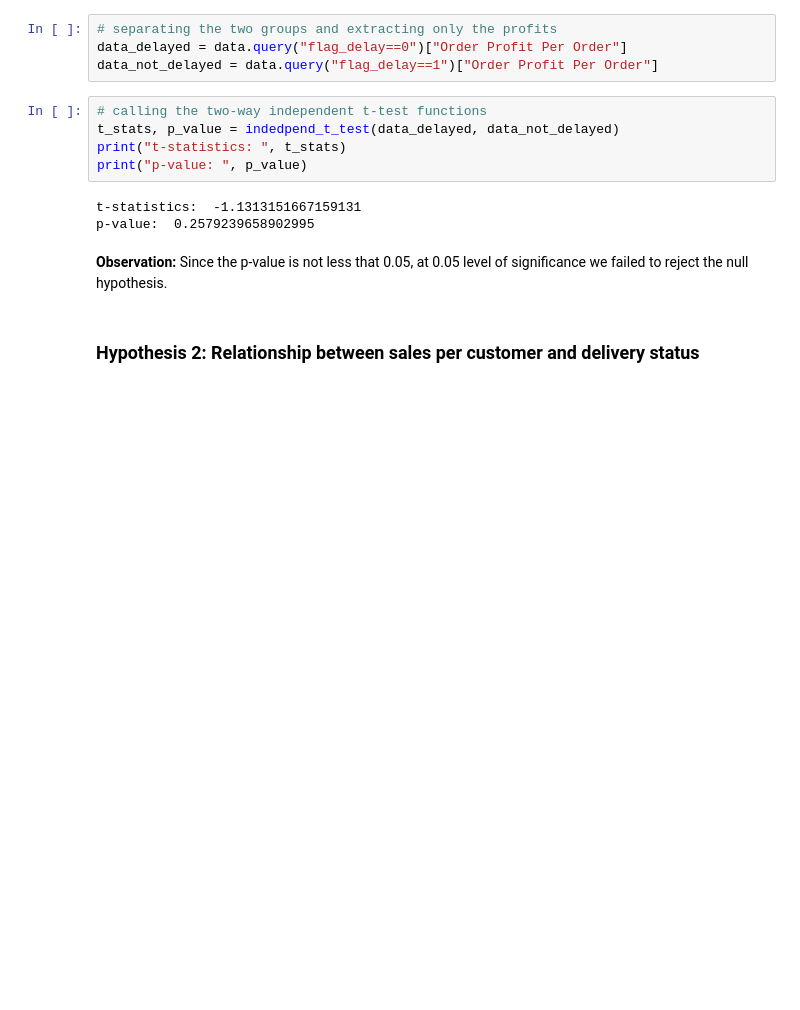
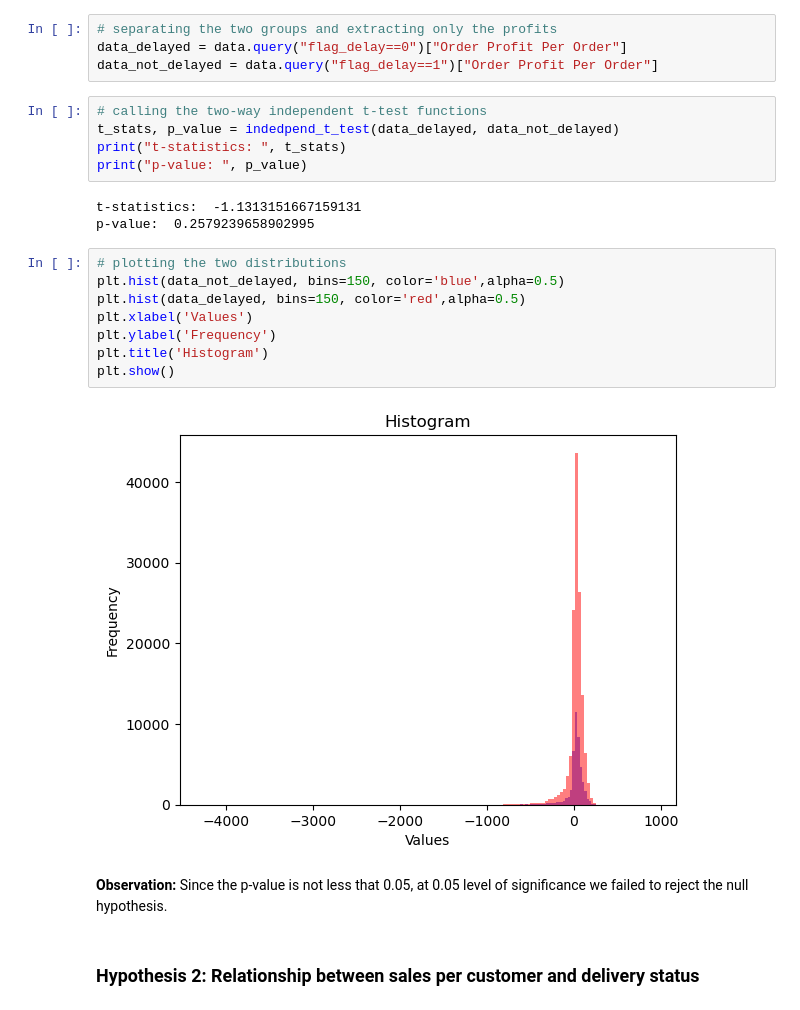
Before and after one commit to imnikhilanand/Supply-Chain-Modeling-and-Analysis, a Jupyter notebook: src/Hypothesis Testing/Hypothesis Testing.ipynb, the cells around one changed output. Cells and saved outputs as stored; diff of their text form; blank space fills up the shorter version.

```diff
--- a/src/Hypothesis Testing/Hypothesis Testing.ipynb
+++ b/src/Hypothesis Testing/Hypothesis Testing.ipynb
@@ -78,6 +78,16 @@ print("p-value: ", p_value)
 # %% [output]
 t-statistics:  -1.1313151667159131
 p-value:  0.2579239658902995
+# %%
+# plotting the two distributions
+plt.hist(data_not_delayed, bins=150, color='blue',alpha=0.5)
+plt.hist(data_delayed, bins=150, color='red',alpha=0.5)
+plt.xlabel('Values')
+plt.ylabel('Frequency')
+plt.title('Histogram')
+plt.show()
+# %% [output]
+[figure, added]
 # %% [markdown]
 <b>Observation:</b> Since the p-value is not less that 0.05, at 0.05 level of significance we failed to reject the null hypothesis.
 # %% [markdown]
```
Also changed, not shown: parts of 4 cells of this notebook, 3 other files.
